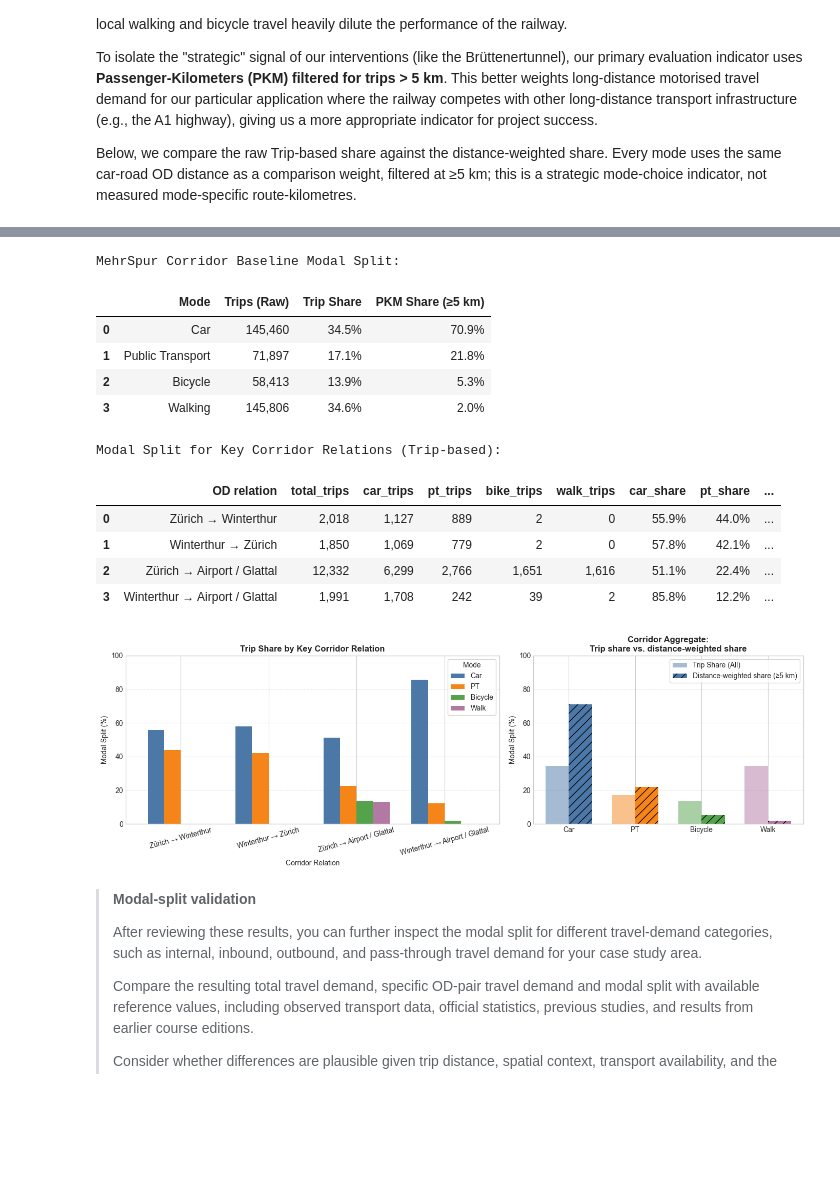
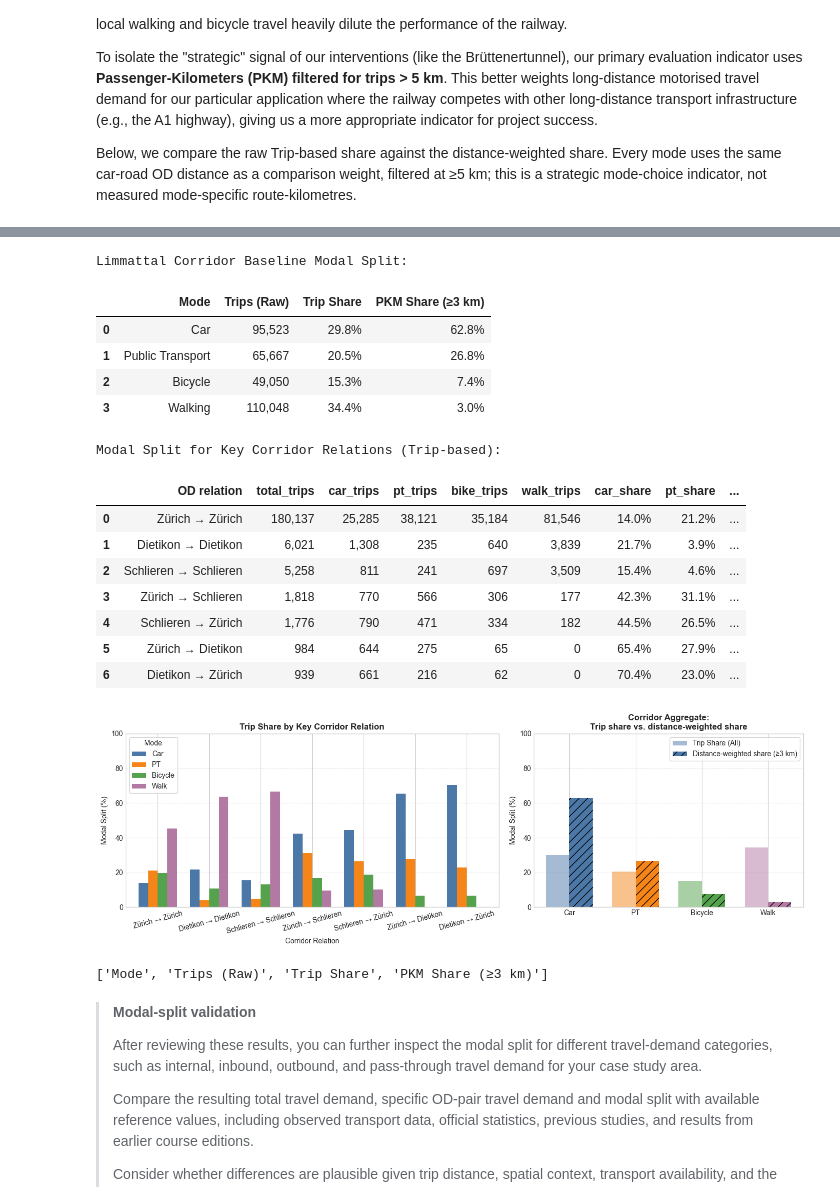
Before and after one commit to finsa21/IP-HS26-MehrSpur-CaseStudy_fork_rss, a Jupyter notebook: notebooks/02_system_modeling.ipynb, the cells around one changed output, grey strips where cells are left out. Cells and saved outputs as stored; diff of their text form; code cells hidden in the pictures; blank space fills up the shorter version.

```diff
--- a/notebooks/02_system_modeling.ipynb
+++ b/notebooks/02_system_modeling.ipynb
@@ -582,46 +649,59 @@ Below, we compare the raw Trip-based share against the distance-weighted share.
 split_data = [
     {
         "Mode": "Car",
-        "Trips (Raw)": metrics_stage0["car_trips"],
-        "Trip Share": metrics_stage0["car_share_trips"],
-        "PKM Share (>5km)": metrics_stage0["car_share"],
+        "Trips (Raw)": metrics_stage0_3km["car_trips"],
+        "Trip Share": metrics_stage0_3km["car_share_trips"],
+        "PKM Share (≥3 km)": metrics_stage0_3km["car_share"],
     },
     {
         "Mode": "Public Transport",
-        "Trips (Raw)": metrics_stage0["pt_trips"],
-        "Trip Share": metrics_stage0["pt_share_trips"],
-        "PKM Share (>5km)": metrics_stage0["pt_share"],
+        "Trips (Raw)": metrics_stage0_3km["pt_trips"],
+        "Trip Share": metrics_stage0_3km["pt_share_trips"],
+        "PKM Share (≥3 km)": metrics_stage0_3km["pt_share"],
     },
     {
         "Mode": "Bicycle",
-        "Trips (Raw)": metrics_stage0["bike_trips"],
-        "Trip Share": metrics_stage0["bike_share_trips"],
-        "PKM Share (>5km)": metrics_stage0["bike_share"],
+        "Trips (Raw)": metrics_stage0_3km["bike_trips"],
+        "Trip Share": metrics_stage0_3km["bike_share_trips"],
+        "PKM Share (≥3 km)": metrics_stage0_3km["bike_share"],
     },
     {
         "Mode": "Walking",
-        "Trips (Raw)": metrics_stage0["walk_trips"],
-        "Trip Share": metrics_stage0["walk_share_trips"],
-        "PKM Share (>5km)": metrics_stage0["walk_share"],
+        "Trips (Raw)": metrics_stage0_3km["walk_trips"],
+        "Trip Share": metrics_stage0_3km["walk_share_trips"],
+        "PKM Share (≥3 km)": metrics_stage0_3km["walk_share"],
     },
 ]
 
 corridor_split = pd.DataFrame(split_data)
 exports.save_outputs("1_5_baseline_modal_split", tables={"corridor": corridor_split})
-print("MehrSpur Corridor Baseline Modal Split:")
+print("Limmattal Corridor Baseline Modal Split:")
 display(corridor_split.style.format({
     "Trips (Raw)": "{:,.0f}",
     "Trip Share": "{:.1%}",
-    "PKM Share (>5km)": "{:.1%}"
-}).relabel_index([c.replace(">5km", "≥5 km") for c in corridor_split], axis="columns"))
+    "PKM Share (≥3 km)": "{:.1%}"
+}).relabel_index([c.replace(">3km", "≥3 km") for c in corridor_split], axis="columns"))
 
-# 2. Modal split for key corridor relations (Raw Trips)
+# 2. Modal split for key Limmattal corridor relations (Raw Trips)
+"""
 key_pairs = [
     ("Zürich", "Winterthur"),
     ("Winterthur", "Zürich"),
     ("Zürich", "Airport / Glattal"),
     ("Winterthur", "Airport / Glattal"),
 ]
+"""
+
+key_pairs = [
+    ("Zürich", "Zürich"),
+    ("Dietikon", "Dietikon"),
+    ("Schlieren", "Schlieren"),
+    ("Zürich", "Schlieren"),
+    ("Schlieren", "Zürich"),
+    ("Zürich", "Dietikon"),
+    ("Dietikon", "Zürich"),
+]
+
 od_split = tmi.corridor_od_summary(ctx, res_stage0, key_pairs, macro_regions=p.CORRIDOR_REGIONS)
 exports.save_outputs("1_5_baseline_modal_split", tables={"od_relations": od_split})
 print("\nModal Split for Key Corridor Relations (Trip-based):")
@@ -649,45 +729,53 @@ plot_data = od_split.set_index("OD relation")[mode_cols].mul(100)
 plot_data.columns = mode_names
 plot_data.plot(kind="bar", ax=axes[0], color=colors, width=0.75, edgecolor="none")
 axes[0].set_title("Trip Share by Key Corridor Relation", fontsize=12, fontweight="bold")
 axes[0].set_xlabel("Corridor Relation", fontsize=10)
 axes[0].set_ylabel("Modal Split (%)", fontsize=10)
 axes[0].set_ylim(0, 100)
 axes[0].tick_params(axis="x", rotation=15)
 axes[0].legend(title="Mode", frameon=True)
 axes[0].grid(axis="y", linestyle="--", alpha=0.5)
 
 # --- Right Plot: PKM vs Trip Share Comparison ---
 x_indices = np.arange(len(mode_names))
 width = 0.35
 
 axes[1].bar(x_indices - width/2, corridor_split["Trip Share"].mul(100), width, label='Trip Share (All)', color=[c for c in colors], alpha=0.5)
-axes[1].bar(x_indices + width/2, corridor_split["PKM Share (>5km)"].mul(100), width, label='Distance-weighted share (≥5 km)', color=colors, hatch="//")
+axes[1].bar(x_indices + width/2, corridor_split["PKM Share (≥3 km)"].mul(100), width, label='Distance-weighted share (≥3 km)', color=colors, hatch="//")
 
 axes[1].set_title("Corridor Aggregate:\nTrip share vs. distance-weighted share", fontsize=12, fontweight="bold")
 axes[1].set_xticks(x_indices)
 axes[1].set_xticklabels(mode_names)
 axes[1].set_ylabel("Modal Split (%)", fontsize=10)
 axes[1].set_ylim(0, 100)
 axes[1].grid(axis="y", linestyle="--", alpha=0.5)
 axes[1].legend(loc="upper right", frameon=True)
 
 plt.tight_layout()
 exports.save_outputs("1_5_baseline_modal_split", figure=fig)
 plt.show()
 # %% [output]
-MehrSpur Corridor Baseline Modal Split:
+Limmattal Corridor Baseline Modal Split:
-|  | Mode | Trips (Raw) | Trip Share | PKM Share (≥5 km) |
-| 0 | Car | 145,460 | 34.5% | 70.9% |
-| 1 | Public Transport | 71,897 | 17.1% | 21.8% |
-| 2 | Bicycle | 58,413 | 13.9% | 5.3% |
-| 3 | Walking | 145,806 | 34.6% | 2.0% |
+|  | Mode | Trips (Raw) | Trip Share | PKM Share (≥3 km) |
+| 0 | Car | 95,523 | 29.8% | 62.8% |
+| 1 | Public Transport | 65,667 | 20.5% | 26.8% |
+| 2 | Bicycle | 49,050 | 15.3% | 7.4% |
+| 3 | Walking | 110,048 | 34.4% | 3.0% |
 Modal Split for Key Corridor Relations (Trip-based):
 |  | OD relation | total_trips | car_trips | pt_trips | bike_trips | walk_trips | car_share | pt_share | ... |
-| 0 | Zürich → Winterthur | 2,018 | 1,127 | 889 | 2 | 0 | 55.9% | 44.0% | ... |
-| 1 | Winterthur → Zürich | 1,850 | 1,069 | 779 | 2 | 0 | 57.8% | 42.1% | ... |
-| 2 | Zürich → Airport / Glattal | 12,332 | 6,299 | 2,766 | 1,651 | 1,616 | 51.1% | 22.4% | ... |
-| 3 | Winterthur → Airport / Glattal | 1,991 | 1,708 | 242 | 39 | 2 | 85.8% | 12.2% | ... |
+| 0 | Zürich → Zürich | 180,137 | 25,285 | 38,121 | 35,184 | 81,546 | 14.0% | 21.2% | ... |
+| 1 | Dietikon → Dietikon | 6,021 | 1,308 | 235 | 640 | 3,839 | 21.7% | 3.9% | ... |
+| 2 | Schlieren → Schlieren | 5,258 | 811 | 241 | 697 | 3,509 | 15.4% | 4.6% | ... |
+| 3 | Zürich → Schlieren | 1,818 | 770 | 566 | 306 | 177 | 42.3% | 31.1% | ... |
+| 4 | Schlieren → Zürich | 1,776 | 790 | 471 | 334 | 182 | 44.5% | 26.5% | ... |
+| 5 | Zürich → Dietikon | 984 | 644 | 275 | 65 | 0 | 65.4% | 27.9% | ... |
+| 6 | Dietikon → Zürich | 939 | 661 | 216 | 62 | 0 | 70.4% | 23.0% | ... |
-[figure, old version]
+[figure, new version]
+# %%
+corridor_split = pd.DataFrame(split_data)
+print(corridor_split.columns.tolist())
+# %% [output]
+['Mode', 'Trips (Raw)', 'Trip Share', 'PKM Share (≥3 km)']
 # %% [markdown]
 > **Modal-split validation**
 >
```
Also changed, not shown: parts of 4 cells of this notebook, 1 other file.
